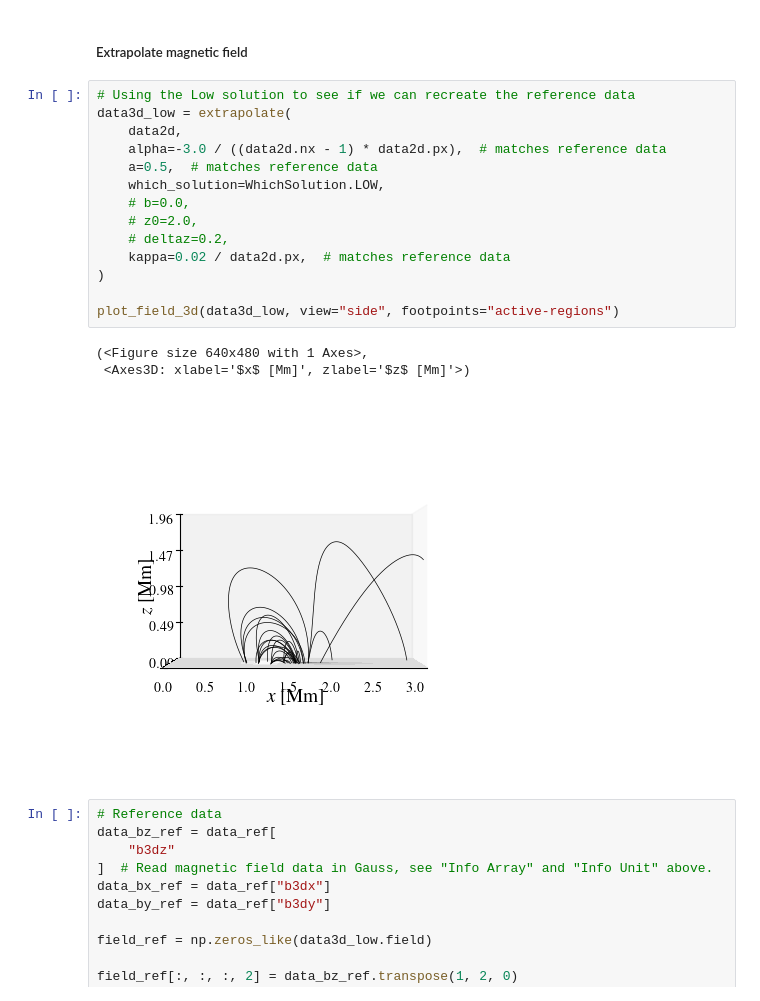
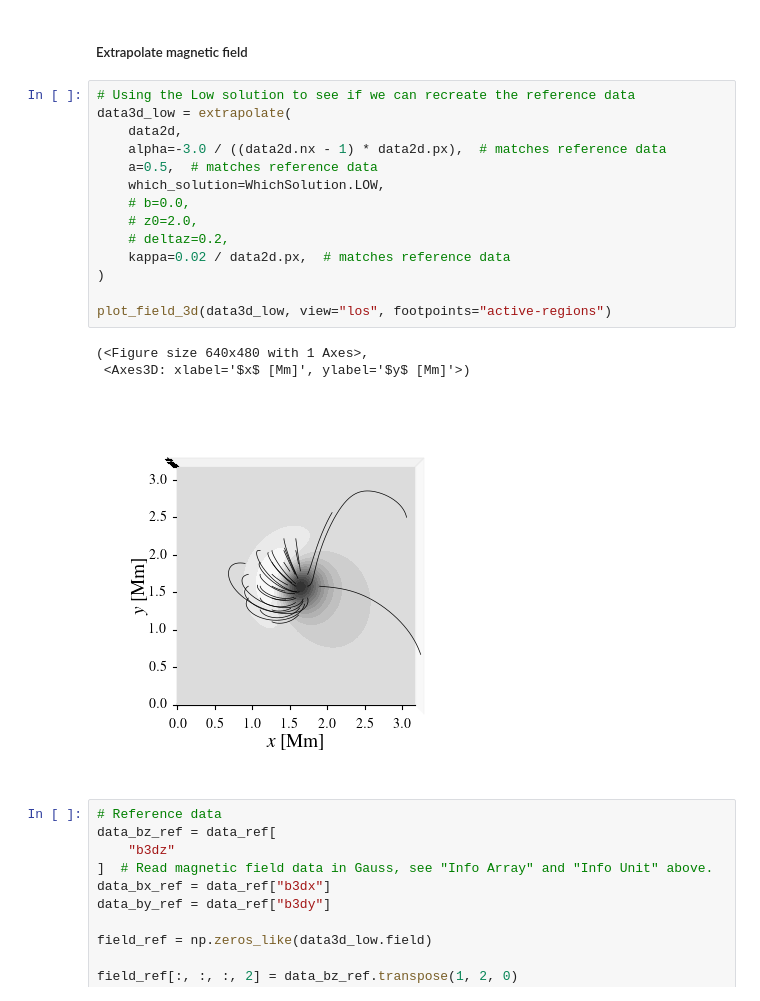
Before and after one commit to LMNadol/MHSXtraPy, a Jupyter notebook: notebooks/example-low-lou.ipynb, the cells around one changed output. Drawn from its saved outputs; the diff is of its cells as text.

```diff
--- a/notebooks/example-low-lou.ipynb
+++ b/notebooks/example-low-lou.ipynb
@@ -183,21 +180,21 @@ np.float32(-0.037860297)
 # %%
 # Using the Low solution to see if we can recreate the reference data
 data3d_low = extrapolate(
     data2d,
     alpha=-3.0 / ((data2d.nx - 1) * data2d.px),  # matches reference data
     a=0.5,  # matches reference data
     which_solution=WhichSolution.LOW,
     # b=0.0,
     # z0=2.0,
     # deltaz=0.2,
     kappa=0.02 / data2d.px,  # matches reference data
 )
 
-plot_field_3d(data3d_low, view="side", footpoints="active-regions")
+plot_field_3d(data3d_low, view="los", footpoints="active-regions")
 # %% [output]
 (<Figure size 640x480 with 1 Axes>,
- <Axes3D: xlabel='$x$ [Mm]', zlabel='$z$ [Mm]'>)
+ <Axes3D: xlabel='$x$ [Mm]', ylabel='$y$ [Mm]'>)
-[figure, old version]
+[figure, new version]
 # %%
 # Reference data
 data_bz_ref = data_ref[
```
Also changed, not shown: parts of 3 cells of this notebook, 2 other files.
